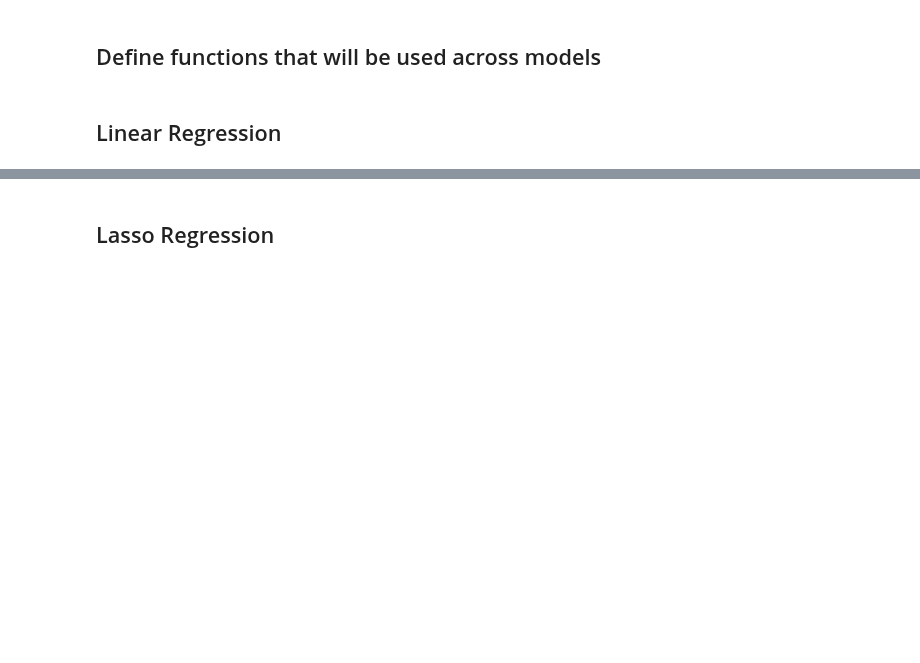
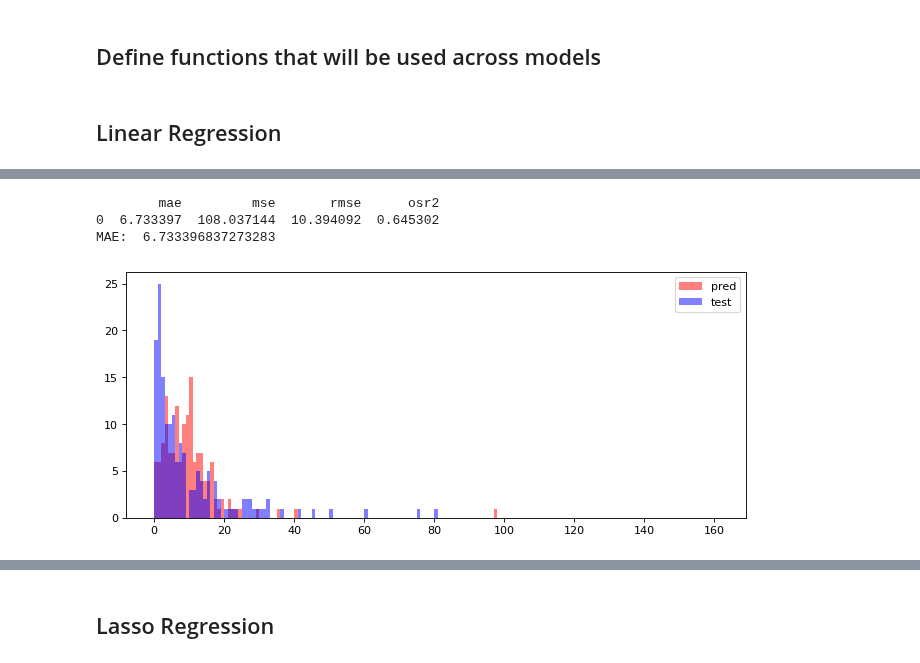
Before and after one commit to azanon00/Transfer_Strategy_Prescription, a Jupyter notebook: code/andrea_models_python.ipynb, the cells around one changed output, grey strips where cells are left out. Drawn from its saved outputs; the diff is of its cells as text; code cells hidden in the pictures; blank space fills up the shorter version.

```diff
--- a/code/andrea_models_python.ipynb
+++ b/code/andrea_models_python.ipynb
@@ -140,0 +245,21 @@ LinReg = LinearRegression_model(train_valid, test)
+# %%
+model_no_zero = LinearRegression()
+
+# fit the model
+model_no_zero.fit(get_features(train_valid_no_zero), train_valid_no_zero[target])
+
+# predict
+pred = model.predict(get_features(test_no_zero))
+
+# print the results
+compute_results(pred, test_no_zero[target])
+
+check_prediction_value(pred, test_no_zero[target])
+
+# print MAE
+print("MAE: ", np.mean(np.abs(pred - test_no_zero[target])))
+# %% [output]
+        mae         mse       rmse      osr2
+0  6.733397  108.037144  10.394092  0.645302
+MAE:  6.733396837273283
+[figure, added]
```
Also changed, not shown: parts of 14 cells of this notebook, 3 other files.
